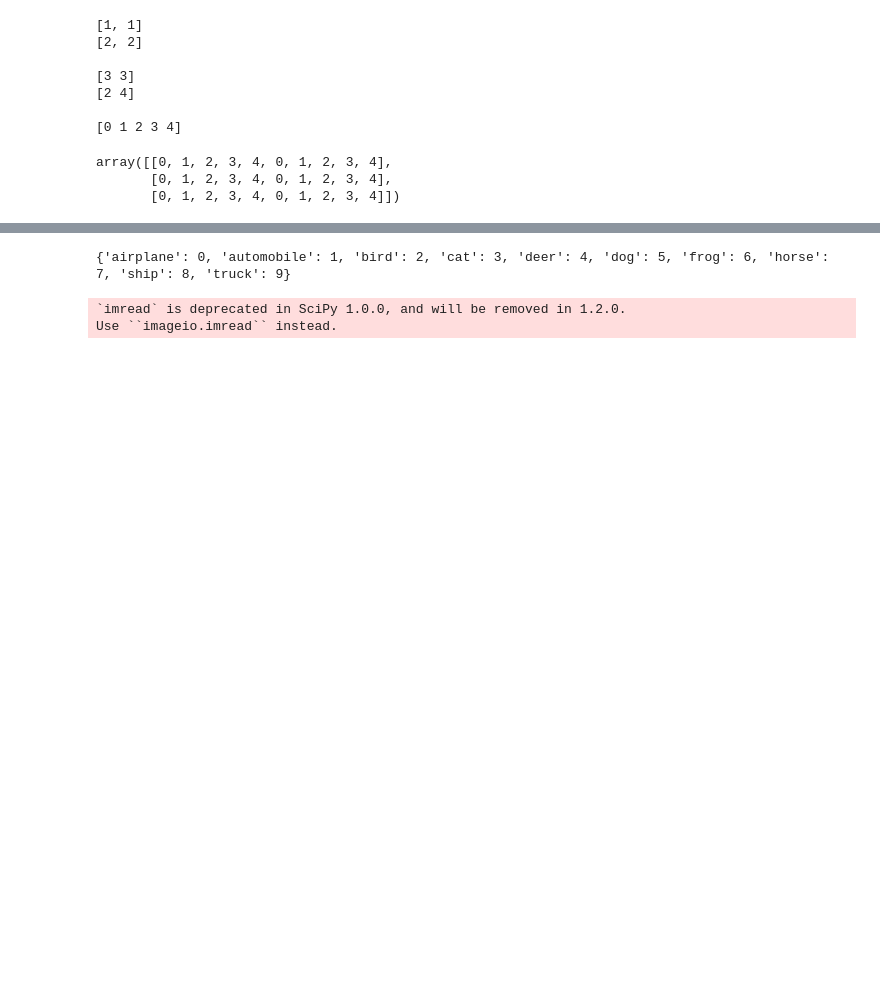
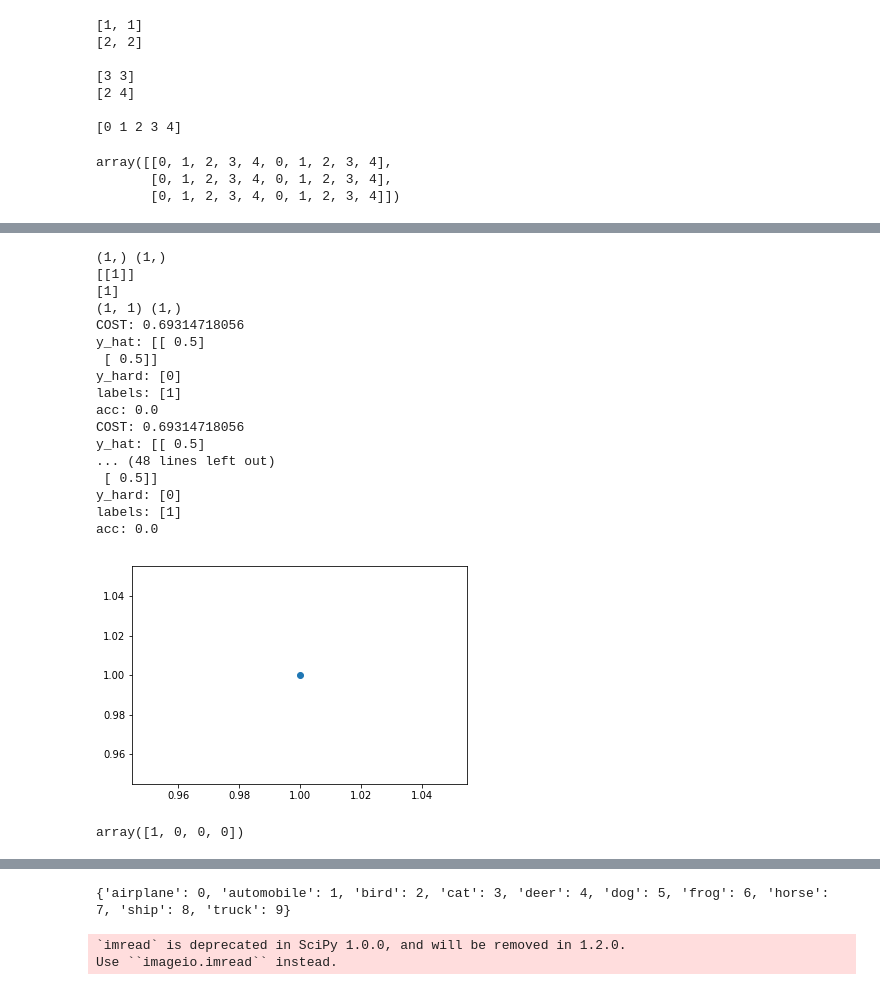
Before and after one commit to JackLangerman/DeepLearing9223-HW1, a Jupyter notebook: HW1-uni.ipynb, the cells around one changed output, grey strips where cells are left out. Cells and saved outputs as stored; diff of their text form; code cells hidden in the pictures; blank space fills up the shorter version.

```diff
--- a/HW1-uni.ipynb
+++ b/HW1-uni.ipynb
@@ -403,3 +410,56 @@ compute: 4
+# %%
+X = np.hstack( (np.random.randn(10)+5, np.random.randn(10)-5) )
+y = np.array([0]*10 + [1]*10)
+
+X = np.array([1])
+y = np.array([1])
+
+print(X.shape, y.shape)
+
+plt.plot(X, y, 'o')
+
+X = X[None, :]
+
+
+print(X)
+print(y)
+
+print(X.shape, y.shape)
+
+layer_dimensions = [1, 2, 2]  # including the input and output layers
+NN = NeuralNetwork(layer_dimensions)
+NN.train(X,y, iters=10, alpha=0.01, batch_size=128, print_every=1)
+
+# y_hat = NN.predict(X_train[:, :n])
+# y_hat_hard = np.argmax(y_hat, axis=0)
+
+# print(np.round(y_hat,2))
+# print(y_hat_hard)
+# print(y_train[:n])
+# print(np.mean(y_hat_hard == y_train[:n]))
+# %% [output]
+(1,) (1,)
+[[1]]
+[1]
+(1, 1) (1,)
+COST: 0.69314718056
+y_hat: [[ 0.5]
+ [ 0.5]]
+y_hard: [0]
+labels: [1]
+acc: 0.0
+COST: 0.69314718056
+y_hat: [[ 0.5]
+... (48 lines left out)
+ [ 0.5]]
+y_hard: [0]
+labels: [1]
+acc: 0.0
+[figure, added]
+# %%
+np.argmax([[0, 0, 1, 0], [1, 0, 0, 0]], axis=0)
+# %% [output]
+array([1, 0, 0, 0])
 # %%
 # Functions to load data, DO NOT change these
 
```
Also changed, not shown: parts of 4 cells of this notebook.
